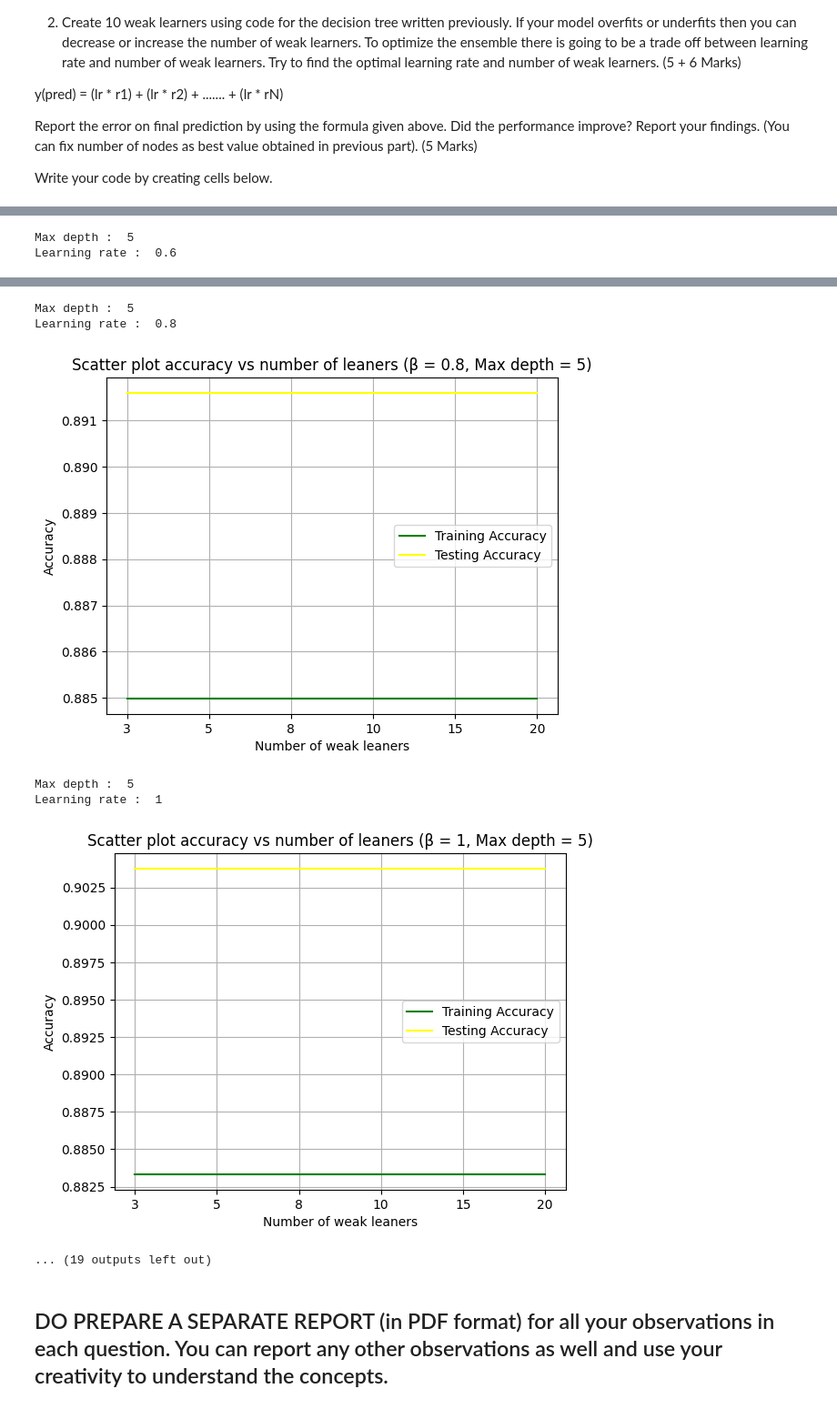
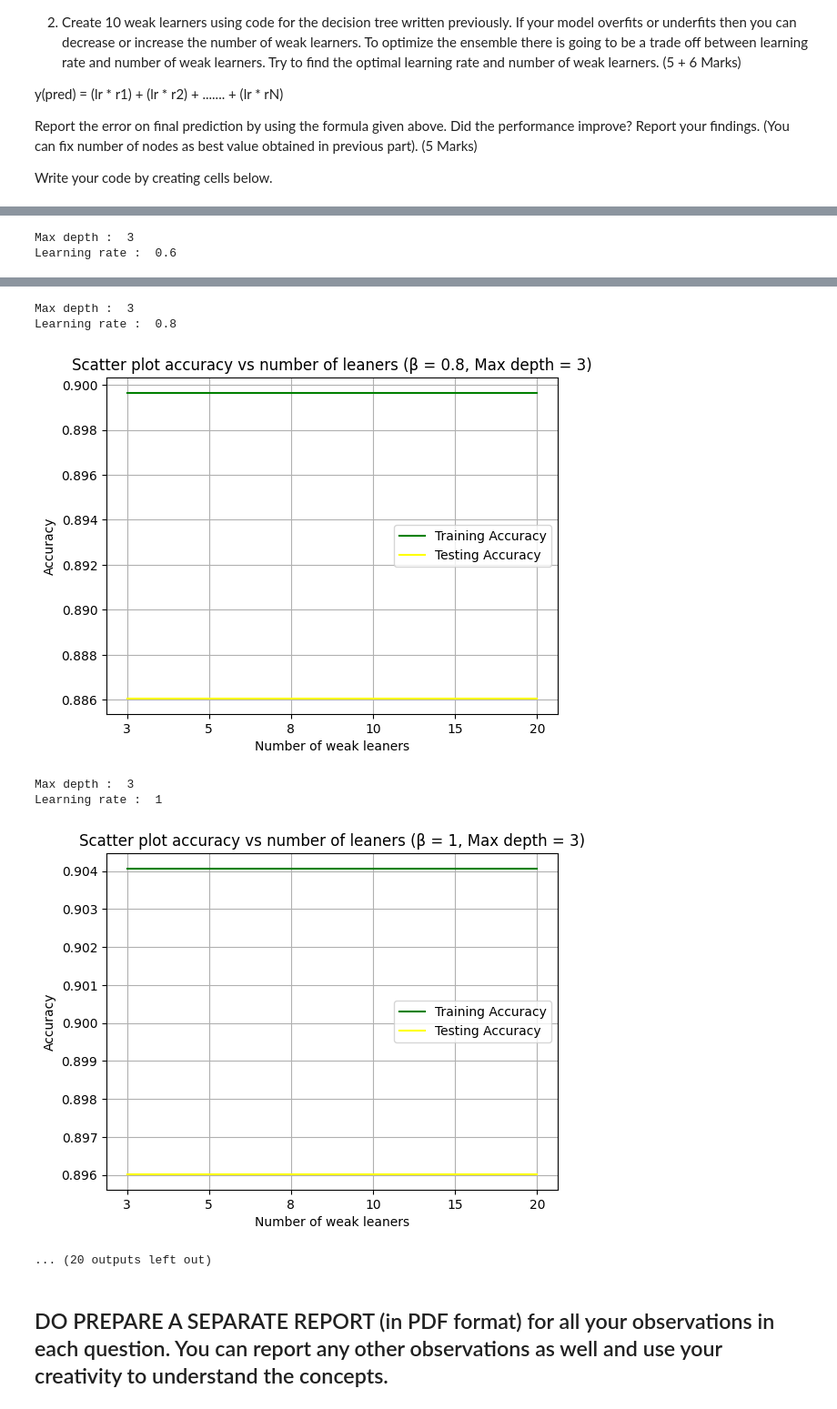
Before and after one commit to Aditya-Y-29/ML-Assignments, a Jupyter notebook: Assignment-2/ML24_CS503_Lab2_Classification.ipynb, the cells around one changed output, grey strips where cells are left out. Shown at 91% size. Saved outputs shown, nothing was run; the diff lists cells and outputs as text; code cells hidden in the pictures.

```diff
--- a/Assignment-2/ML24_CS503_Lab2_Classification.ipynb
+++ b/Assignment-2/ML24_CS503_Lab2_Classification.ipynb
@@ -2262,22 +2308,34 @@ heights = []
 training_accuracies = []
 testing_accuracies = []
 
-for i in range(1, 31):
+seeds = [100, 200, 300, 400, 500, 600, 700, 800, 900, 1000]
+
+for i in range(1, 11):
 
     heights.append(i)
     max_depth = i
-    num_classes = len(np.unique(y_train))
 
-    root = fit(X_train, y_train)
+    training_accuracy_h = []
+    testing_accuracy_h = []
 
-    y_pred_train = predict_X(root, X_train)
-    training_accuracy = accuracy_score(y_train, y_pred_train)
+    for seed in seeds:
 
-    y_pred_test = predict_X(root, X_test)
-    testing_accuracy = accuracy_score(y_test, y_pred_test)
+        np.random.seed(seed)
+        X_train, X_test, y_train, y_test = split_into_training_and_testing(X, y, test_size = 0.2, random_state = 165)
+        num_classes = len(np.unique(y_train))
+        root = fit(X_train, y_train)
 
-    training_accuracies.append(training_accuracy)
-    testing_accuracies.append(testing_accuracy)
+        y_pred_train = predict_X(root, X_train)
+        training_accuracy = accuracy_score(y_train, y_pred_train)
+
+        y_pred_test = predict_X(root, X_test)
+        testing_accuracy = accuracy_score(y_test, y_pred_test)
+
+        training_accuracy_h.append(training_accuracy)
+        testing_accuracy_h.append(testing_accuracy)
+
+    training_accuracies.append(np.mean(training_accuracy_h))
+    testing_accuracies.append(np.mean(testing_accuracy_h))
 # %%
 def plot_training_and_test_accuracy(heights, training_accuracies, testing_accuracies):
     plt.plot(heights, training_accuracies, color='green', label='Training accuracy')
@@ -2330,12 +2388,13 @@ y = df['y']
 np.random.seed(110)
 X_train, X_test, y_train, y_test = split_into_training_and_testing(X, y, test_size = 0.2, random_state = 165)
 
-max_depth = 5
+max_depth = 4
 weak_leaners = 10
 learning_rate = 0.1
 trees = fit_gradient_boosting_decision_trees(X_train, y_train, weak_leaners, learning_rate)
 
 y_pred_train = predict(X_train, trees, learning_rate)
+print(np.unique(y_pred_train))
 training_accuracy = accuracy_score(y_train, y_pred_train)
 
 y_pred_test = predict(X_test, trees, learning_rate)
@@ -2375,9 +2435,8 @@ num_iterations = [3, 5, 8, 10, 15, 20]
 num_iterations_str = ['3', '5', '8', '10', '15', '20']
 max_iterations = 20
 learning_rates = [0.01, 0.1, 0.3, 0.6, 0.8, 1, 5, 10]
-seeds = [10, 20, 30]
 
-for max_depth in range(5, 2, -1):
+for max_depth in range(3, 5, 1):
     for learning_rate in learning_rates:
         print("Max depth : ", max_depth)
         print("Learning rate : ", learning_rate)
@@ -2414,2 +2473,2 @@ Learning rate :  0.3
-Max depth :  5
+Max depth :  3
 Learning rate :  0.6
@@ -2417,10 +2476,10 @@ Learning rate :  0.6
-Max depth :  5
+Max depth :  3
 Learning rate :  0.8
-[figure, old version]
+[figure, new version]
-Max depth :  5
+Max depth :  3
 Learning rate :  1
-[figure, old version]
+[figure, new version]
-... (19 outputs left out)
+... (20 outputs left out)
 # %%
 # ---------------------------------------------------------------------------------------------------------------------
 # ---------------------------------------------------------------------------------------------------------------------
```
Also changed, not shown: parts of 6 cells of this notebook.
